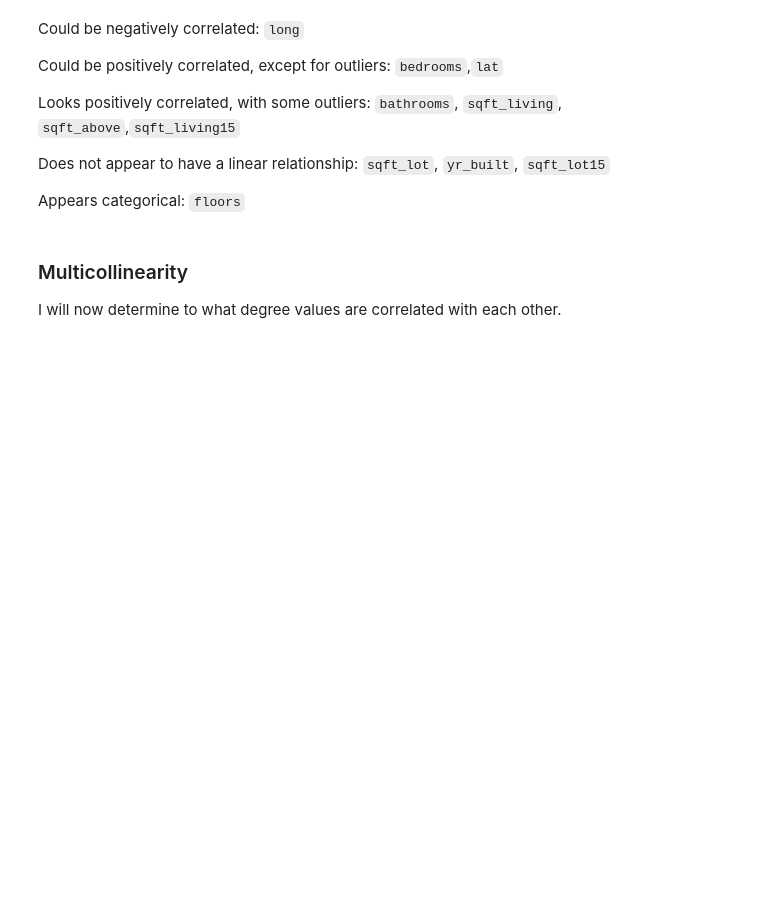
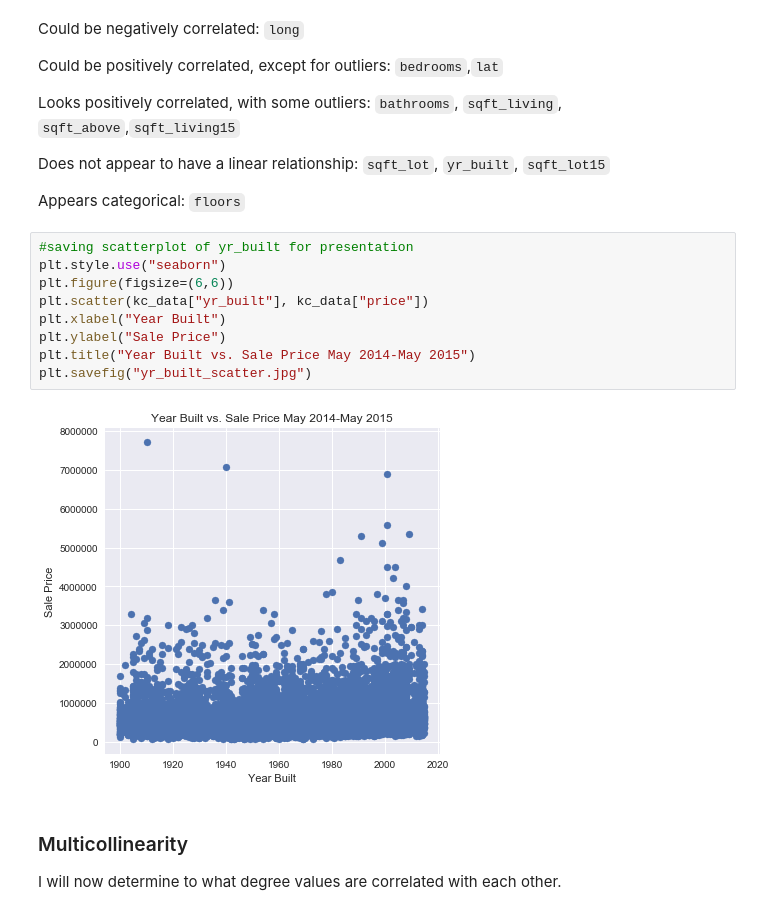
Before and after one commit to bronwencc/dsc-1-final-project-online-ds-sp-000, a Jupyter notebook: student.ipynb, the cells around one changed output. Saved outputs shown, nothing was run; the diff lists cells and outputs as text; blank space fills up the shorter version.

```diff
--- a/student.ipynb
+++ b/student.ipynb
@@ -357,6 +378,17 @@ Looks positively correlated, with some outliers: `bathrooms`, `sqft_living`, `sq
 Does not appear to have a linear relationship: `sqft_lot`, `yr_built`, `sqft_lot15`
 
 Appears categorical: `floors`
+# %%
+#saving scatterplot of yr_built for presentation
+plt.style.use("seaborn")
+plt.figure(figsize=(6,6))
+plt.scatter(kc_data["yr_built"], kc_data["price"])
+plt.xlabel("Year Built")
+plt.ylabel("Sale Price")
+plt.title("Year Built vs. Sale Price May 2014-May 2015")
+plt.savefig("yr_built_scatter.jpg")
+# %% [output]
+[figure, added]
 # %% [markdown]
 ### Multicollinearity
 I will now determine to what degree values are correlated with each other.
```
Also changed, not shown: parts of 83 cells of this notebook, 2 other files.
